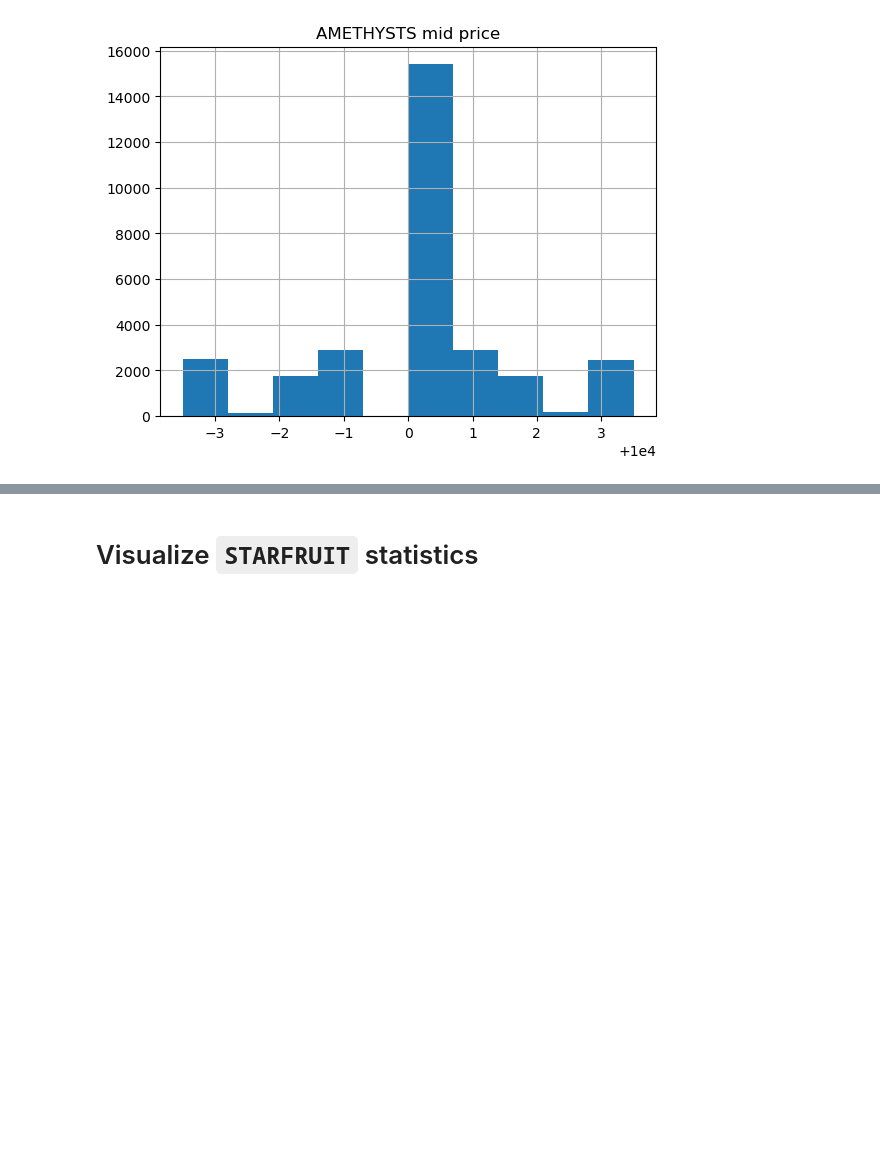
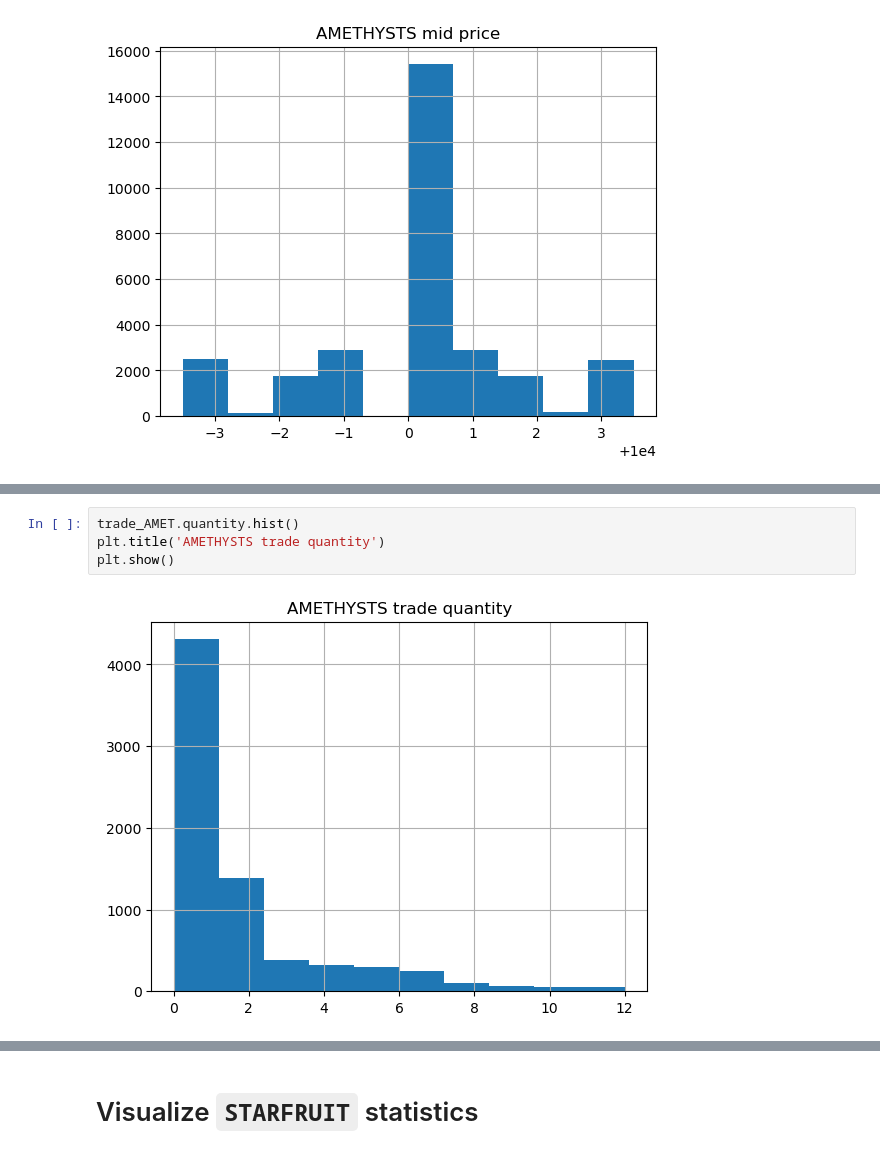
Before and after one commit to Meilism/IMC-Prosperity-Trading-Challenge, a Jupyter notebook: JM/data_analysis.ipynb, the cells around one changed output, grey strips where cells are left out. Drawn from its saved outputs; the diff is of its cells as text; blank space fills up the shorter version.

```diff
--- a/JM/data_analysis.ipynb
+++ b/JM/data_analysis.ipynb
@@ -254,0 +262,6 @@ plt.show()
+# %%
+trade_AMET.quantity.hist()
+plt.title('AMETHYSTS trade quantity')
+plt.show()
+# %% [output]
+[figure, added]
```
Also changed, not shown: parts of 9 cells of this notebook, 13 other files.
